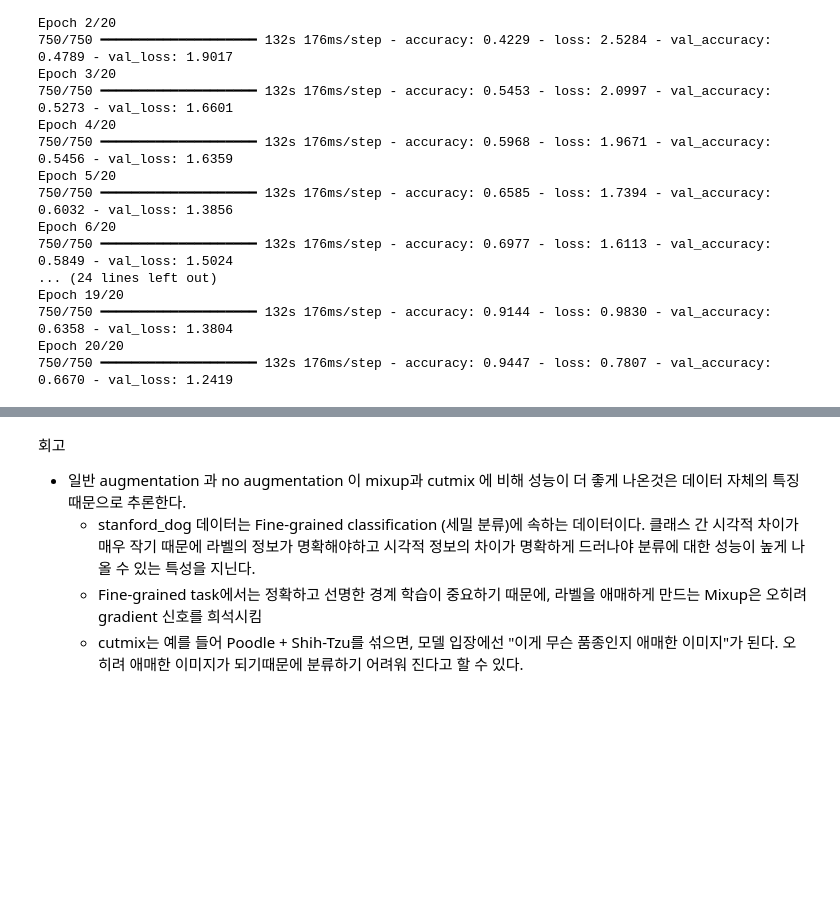
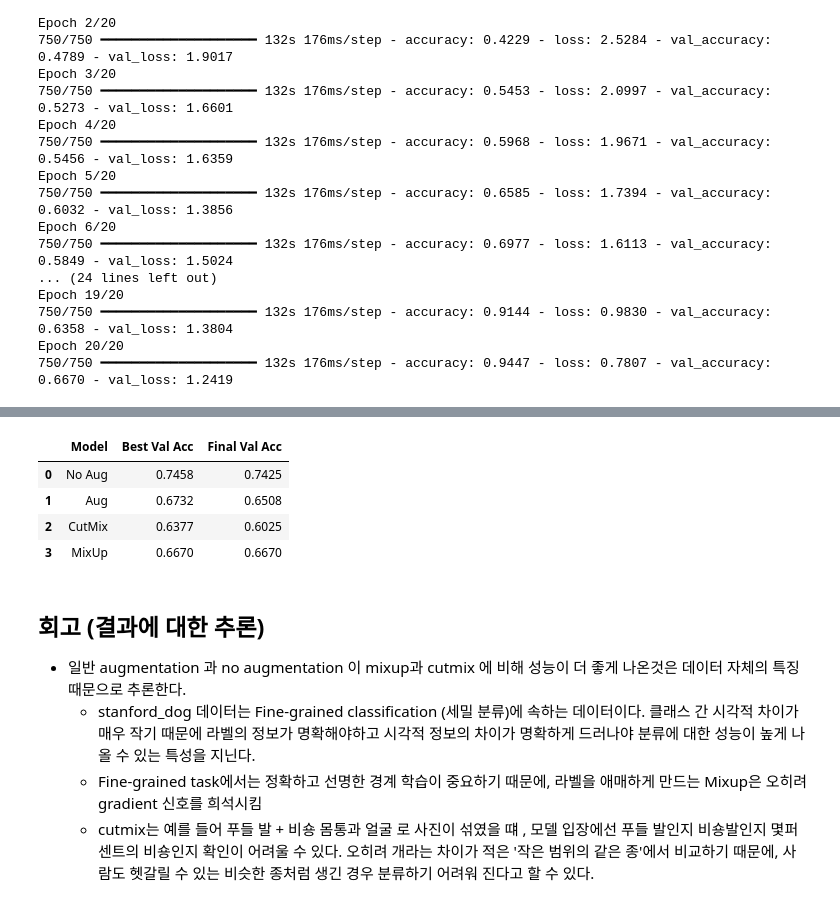
Before and after one commit to ruby413/AIFFEL_quest_rs, a Jupyter notebook: GoingDeeper/GD_03_04/augmentation.ipynb, the cells around one changed output, grey strips where cells are left out. Saved outputs shown, nothing was run; the diff lists cells and outputs as text; code cells hidden in the pictures; blank space fills up the shorter version.

```diff
--- a/GoingDeeper/GD_03_04/augmentation.ipynb
+++ b/GoingDeeper/GD_03_04/augmentation.ipynb
@@ -320,7 +337,24 @@ plt.show()
+# %%
+# 2. 성능 요약 테이블
+summary_df = pd.DataFrame({
+    "Model": ["No Aug", "Aug", "CutMix", "MixUp"],
+    "Best Val Acc": [max(val_acc_no_aug), max(val_acc_aug), max(val_acc_cutmix), max(val_acc_mixup)],
+    "Final Val Acc": [val_acc_no_aug[-1], val_acc_aug[-1], val_acc_cutmix[-1], val_acc_mixup[-1]],
+})
+
+# 표 출력
+from IPython.display import display
+display(summary_df)
+# %% [output]
+|  | Model | Best Val Acc | Final Val Acc |
+| 0 | No Aug | 0.7458 | 0.7425 |
+| 1 | Aug | 0.6732 | 0.6508 |
+| 2 | CutMix | 0.6377 | 0.6025 |
+| 3 | MixUp | 0.6670 | 0.6670 |
 # %% [markdown]
-회고
+## 회고 (결과에 대한 추론)
 - 일반 augmentation 과 no augmentation 이 mixup과 cutmix 에 비해 성능이 더 좋게 나온것은 데이터 자체의 특징 때문으로 추론한다.
   - stanford_dog 데이터는 Fine-grained classification (세밀 분류)에 속하는 데이터이다. 클래스 간 시각적 차이가 매우 작기 때문에 라벨의 정보가 명확해야하고 시각적 정보의 차이가 명확하게 드러나야 분류에 대한 성능이 높게 나올 수 있는 특성을 지닌다.
   - Fine-grained task에서는 정확하고 선명한 경계 학습이 중요하기 때문에,
 라벨을 애매하게 만드는 Mixup은 오히려 gradient 신호를 희석시킴
-  - cutmix는 예를 들어 Poodle + Shih-Tzu를 섞으면, 모델 입장에선 "이게 무슨 품종인지 애매한 이미지"가 된다. 오히려 애매한 이미지가 되기때문에 분류하기 어려워 진다고 할 수 있다.
+  - cutmix는 예를 들어 푸들 발 + 비숑 몸통과 얼굴 로 사진이 섞였을 떄 , 모델 입장에선 푸들 발인지 비숑발인지 몇퍼센트의 비숑인지 확인이 어려울 수 있다. 오히려 개라는 차이가 적은 '작은 범위의 같은 종'에서 비교하기 때문에, 사람도 헷갈릴 수 있는 비슷한 종처럼 생긴 경우 분류하기 어려워 진다고 할 수 있다.
```
Also changed, not shown: parts of 2 cells of this notebook.
